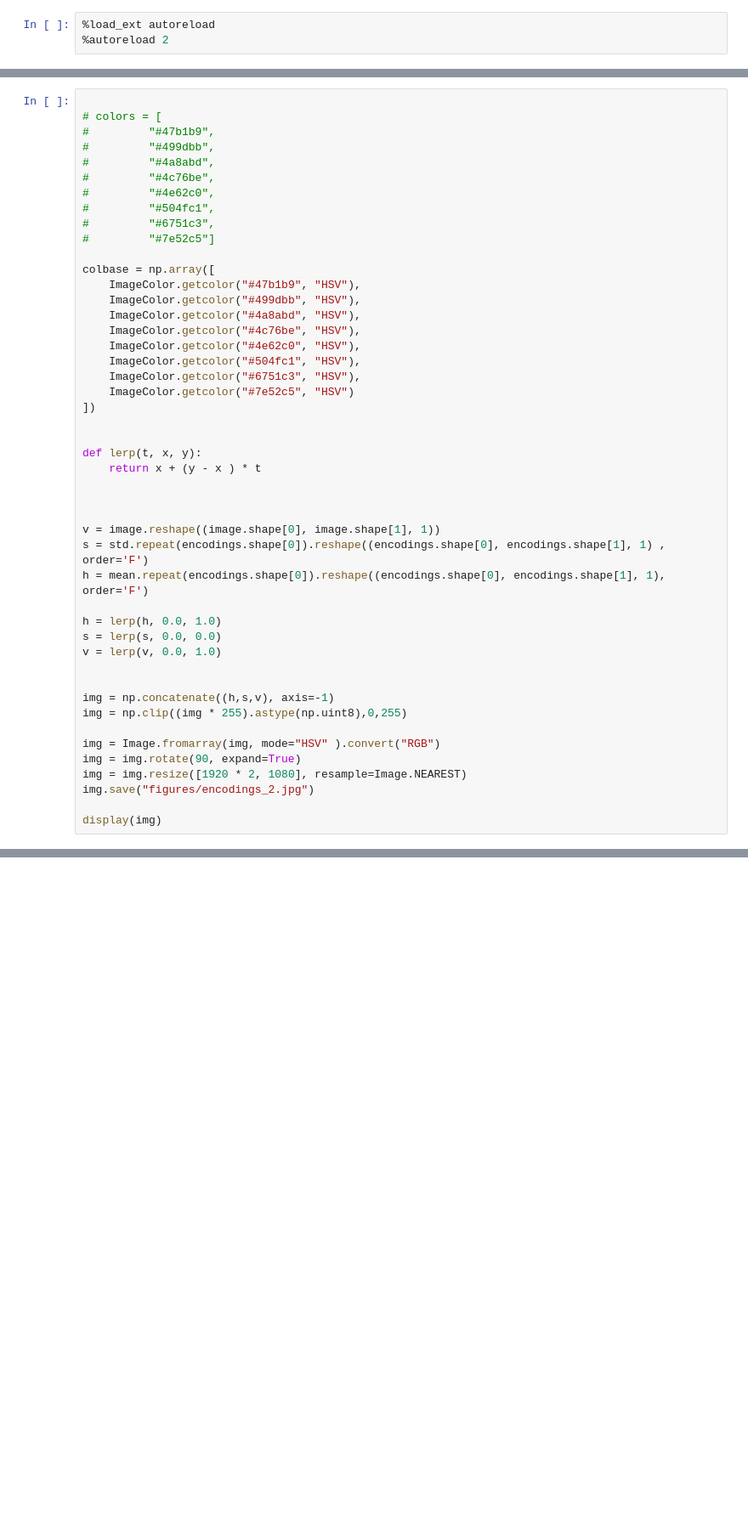
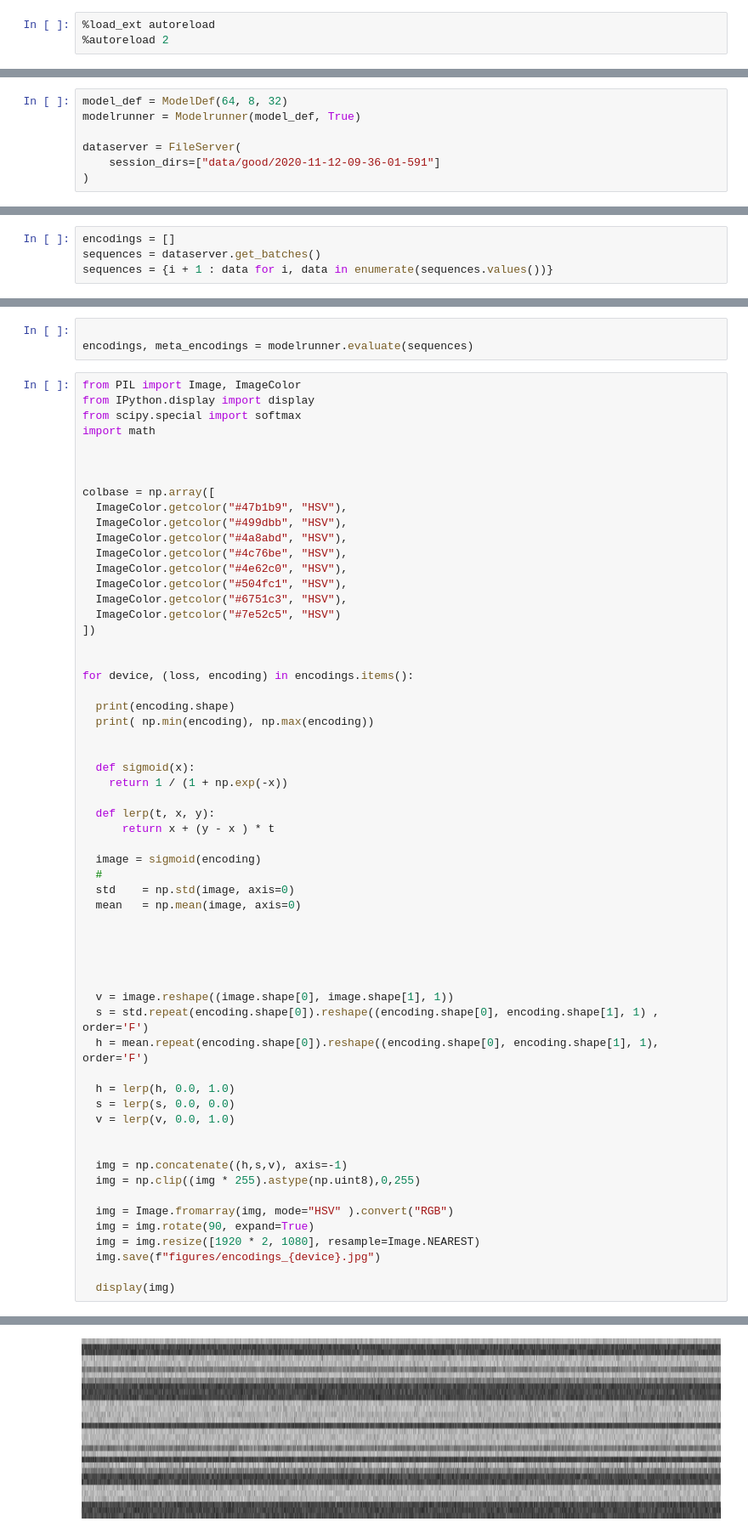
Before and after one commit to REPLICA-Collective-Rep/DATECentral, a Jupyter notebook: model_visualisations.ipynb, the cells around one changed output, grey strips where cells are left out. Shown at 85% size. Drawn from its saved outputs; the diff is of its cells as text; blank space fills up the shorter version.

```diff
--- a/model_visualisations.ipynb
+++ b/model_visualisations.ipynb
@@ -58,0 +11,7 @@ mean   = np.mean(image, axis=0)
+# %%
+model_def = ModelDef(64, 8, 32)
+modelrunner = Modelrunner(model_def, True)
+
+dataserver = FileServer(
+    session_dirs=["data/good/2020-11-12-09-36-01-591"]
+)
@@ -58,0 +27,4 @@ mean   = np.mean(image, axis=0)
+# %%
+encodings = []
+sequences = dataserver.get_batches()
+sequences = {i + 1 : data for i, data in enumerate(sequences.values())}
@@ -59,47 +37,63 @@ mean   = np.mean(image, axis=0)
+# %%
+
+encodings, meta_encodings = modelrunner.evaluate(sequences)
 # %%
+from PIL import Image, ImageColor
+from IPython.display import display
+from scipy.special import softmax
+import math
 
-# colors = [
-#         "#47b1b9",
-#         "#499dbb",
-#         "#4a8abd",
-#         "#4c76be",
-#         "#4e62c0",
-#         "#504fc1",
-#         "#6751c3",
-#         "#7e52c5"]
+
 
 colbase = np.array([
-    ImageColor.getcolor("#47b1b9", "HSV"),
-    ImageColor.getcolor("#499dbb", "HSV"),
-    ImageColor.getcolor("#4a8abd", "HSV"),
-    ImageColor.getcolor("#4c76be", "HSV"),
-    ImageColor.getcolor("#4e62c0", "HSV"),
-    ImageColor.getcolor("#504fc1", "HSV"),
-    ImageColor.getcolor("#6751c3", "HSV"),
-    ImageColor.getcolor("#7e52c5", "HSV")
+  ImageColor.getcolor("#47b1b9", "HSV"),
+  ImageColor.getcolor("#499dbb", "HSV"),
+  ImageColor.getcolor("#4a8abd", "HSV"),
+  ImageColor.getcolor("#4c76be", "HSV"),
+  ImageColor.getcolor("#4e62c0", "HSV"),
+  ImageColor.getcolor("#504fc1", "HSV"),
+  ImageColor.getcolor("#6751c3", "HSV"),
+  ImageColor.getcolor("#7e52c5", "HSV")
 ])
 
 
-def lerp(t, x, y):
-    return x + (y - x ) * t
+for device, (loss, encoding) in encodings.items():
+
+  print(encoding.shape)
+  print( np.min(encoding), np.max(encoding))
+
+
+  def sigmoid(x):
+    return 1 / (1 + np.exp(-x))
+
+  def lerp(t, x, y):
+      return x + (y - x ) * t
+
+  image = sigmoid(encoding)
+  #
+  std    = np.std(image, axis=0)
+  mean   = np.mean(image, axis=0)
 
 
 
-v = image.reshape((image.shape[0], image.shape[1], 1))
-s = std.repeat(encodings.shape[0]).reshape((encodings.shape[0], encodings.shape[1], 1) ,  order='F')
-h = mean.repeat(encodings.shape[0]).reshape((encodings.shape[0], encodings.shape[1], 1),  order='F')
-
-h = lerp(h, 0.0, 1.0)
-s = lerp(s, 0.0, 0.0)
-v = lerp(v, 0.0, 1.0)
 
 
-img = np.concatenate((h,s,v), axis=-1)
-img = np.clip((img * 255).astype(np.uint8),0,255)
+  v = image.reshape((image.shape[0], image.shape[1], 1))
+  s = std.repeat(encoding.shape[0]).reshape((encoding.shape[0], encoding.shape[1], 1) ,  order='F')
+  h = mean.repeat(encoding.shape[0]).reshape((encoding.shape[0], encoding.shape[1], 1),  order='F')
 
-img = Image.fromarray(img, mode="HSV" ).convert("RGB")
-img = img.rotate(90, expand=True)
-img = img.resize([1920 * 2, 1080], resample=Image.NEAREST)
-img.save("figures/encodings_2.jpg")
+  h = lerp(h, 0.0, 1.0)
+  s = lerp(s, 0.0, 0.0)
+  v = lerp(v, 0.0, 1.0)
 
-display(img)
+
+  img = np.concatenate((h,s,v), axis=-1)
+  img = np.clip((img * 255).astype(np.uint8),0,255)
+
+  img = Image.fromarray(img, mode="HSV" ).convert("RGB")
+  img = img.rotate(90, expand=True)
+  img = img.resize([1920 * 2, 1080], resample=Image.NEAREST)
+  img.save(f"figures/encodings_{device}.jpg")
+
+  display(img)
+# %% [output]
@@ -105,0 +102 @@ display(img)
+[figure, added]
```
Also changed, not shown: parts of 8 cells of this notebook, 7 other files.
